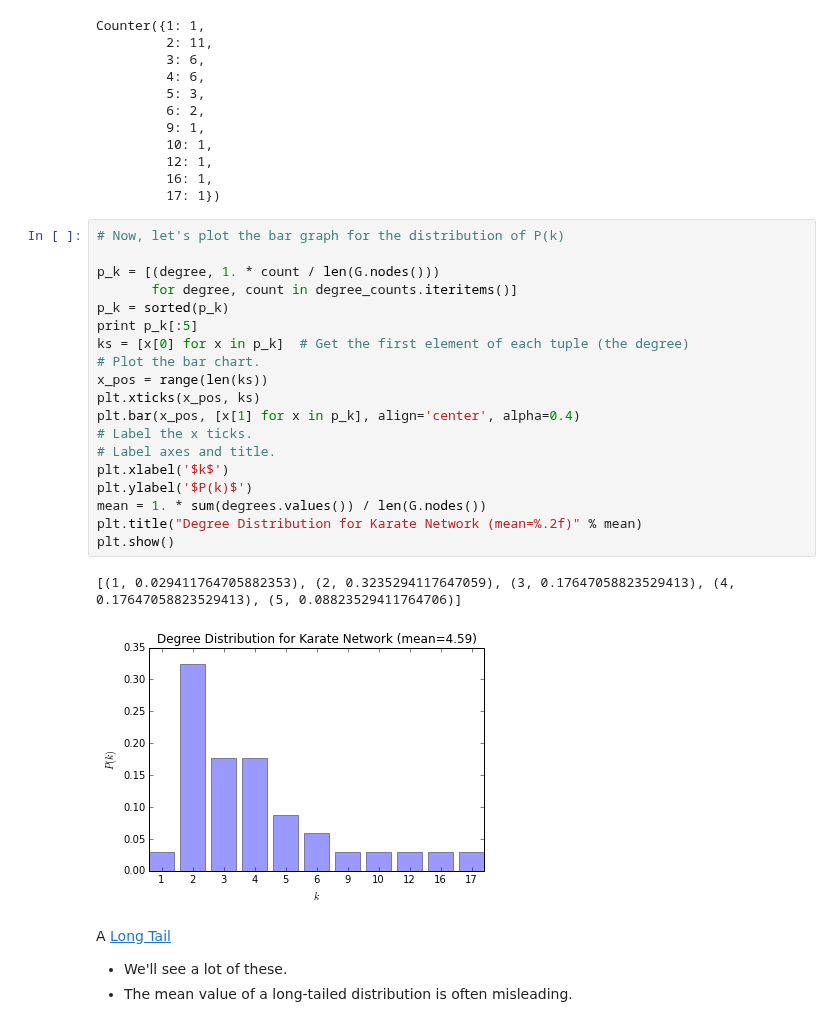
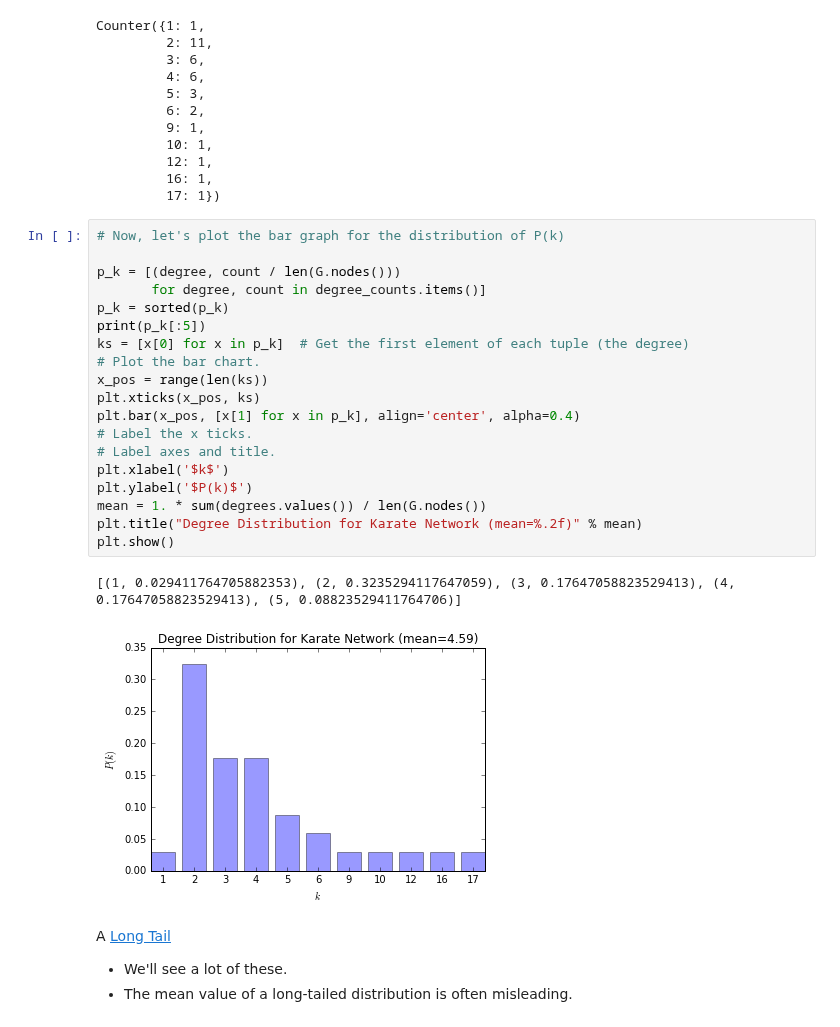
Before and after one commit to iit-cs579/main, a Jupyter notebook: lec/l03/l03.ipynb, the cells around one changed output. Saved outputs shown, nothing was run; the diff lists cells and outputs as text.

```diff
--- a/lec/l03/l03.ipynb
+++ b/lec/l03/l03.ipynb
@@ -136,25 +142,25 @@ Counter({1: 1,
 # %%
 # Now, let's plot the bar graph for the distribution of P(k)
 
-p_k = [(degree, 1. * count / len(G.nodes()))
-       for degree, count in degree_counts.iteritems()]
+p_k = [(degree, count / len(G.nodes()))
+       for degree, count in degree_counts.items()]
 p_k = sorted(p_k)
-print p_k[:5]
+print(p_k[:5])
 ks = [x[0] for x in p_k]  # Get the first element of each tuple (the degree)
 # Plot the bar chart.
 x_pos = range(len(ks))
 plt.xticks(x_pos, ks)
 plt.bar(x_pos, [x[1] for x in p_k], align='center', alpha=0.4)
 # Label the x ticks.
 # Label axes and title.
 plt.xlabel('$k$')
 plt.ylabel('$P(k)$')
 mean = 1. * sum(degrees.values()) / len(G.nodes())
 plt.title("Degree Distribution for Karate Network (mean=%.2f)" % mean)
 plt.show()
 # %% [output]
 [(1, 0.029411764705882353), (2, 0.3235294117647059), (3, 0.17647058823529413), (4, 0.17647058823529413), (5, 0.08823529411764706)]
-[figure, old version]
+[figure, new version]
 # %% [markdown]
 A [Long Tail](http://en.wikipedia.org/wiki/Long_tail)
 - We'll see a lot of these.
```
Also changed, not shown: parts of 7 cells of this notebook, 1 other file.
